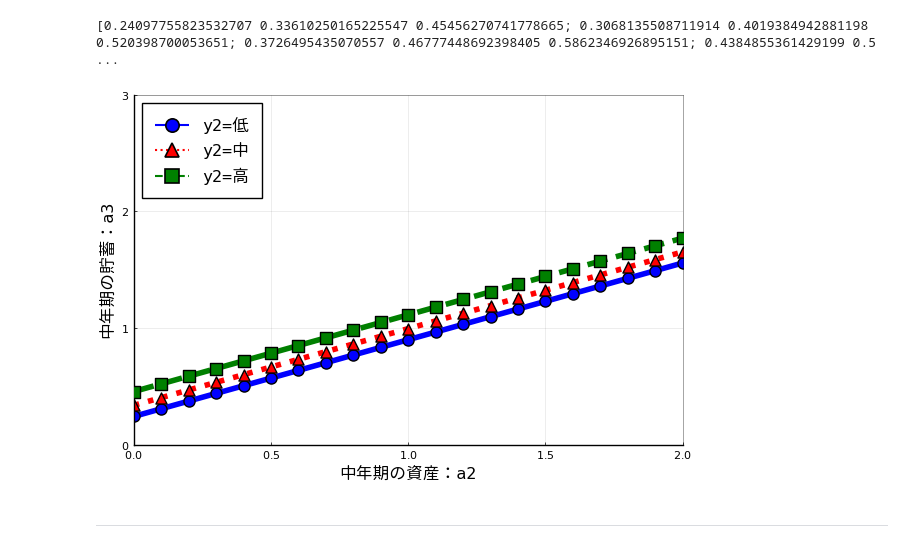
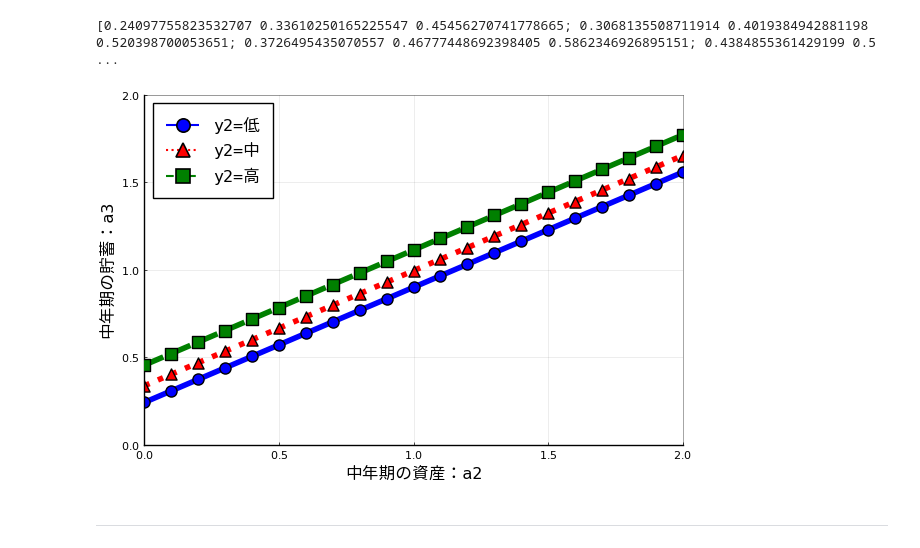
Before and after one commit to quant-macro-book/chapter2, a Jupyter notebook: Julia/Jupyter/quantmacro_chapter2_7.ipynb, the cells around one changed output. Cells and saved outputs as stored; diff of their text form; code cells hidden in the pictures.

```diff
--- a/Julia/Jupyter/quantmacro_chapter2_7.ipynb
+++ b/Julia/Jupyter/quantmacro_chapter2_7.ipynb
@@ -140,27 +140,27 @@ print(a2_nl)
 # %%
 plt = plot(params.grid_a, a2_nl[:, 1],
     color = :blue,
     marker = :circle,
     legend = :topleft,
     xlims = (0, 2.0),
-    ylims = (0, 3.0),
+    ylims = (0, 2.0),
     label = ("y2=低"),
     xlabel = ("中年期の資産：a2"),
     ylabel = ("中年期の貯蓄：a3"),
     linewidth = 4,
     markersize = 8,
     titlefont = font("HackGen35Nerd", 12),
     guidefont = font("HackGen35Nerd", 12),
     tickfont = font("HackGen35Nerd", 8),
     legend_font_family = ("HackGen35Nerd"),
     legendfontsize = 12,
     framestyle = :semi
 )
 plot!(params.grid_a, a2_nl[:, 2], markershape=:utriangle, markersize = 8, linestyle = :dot, linewidth = 4, color = :red, label="y2=中")
 plot!(params.grid_a, a2_nl[:, 3], markershape=:rect, markersize = 8, linestyle = :dash, linewidth = 4, color = :green, label="y2=高")
 #savefig("../figure/Fig2_pol_three_period23_risk.eps")
 # %% [output]
-[figure, old version]
+[figure, new version]
 # %% [markdown]
 ---
 # %% [markdown]
```
Also changed, not shown: parts of 4 cells of this notebook, 5 other files.
